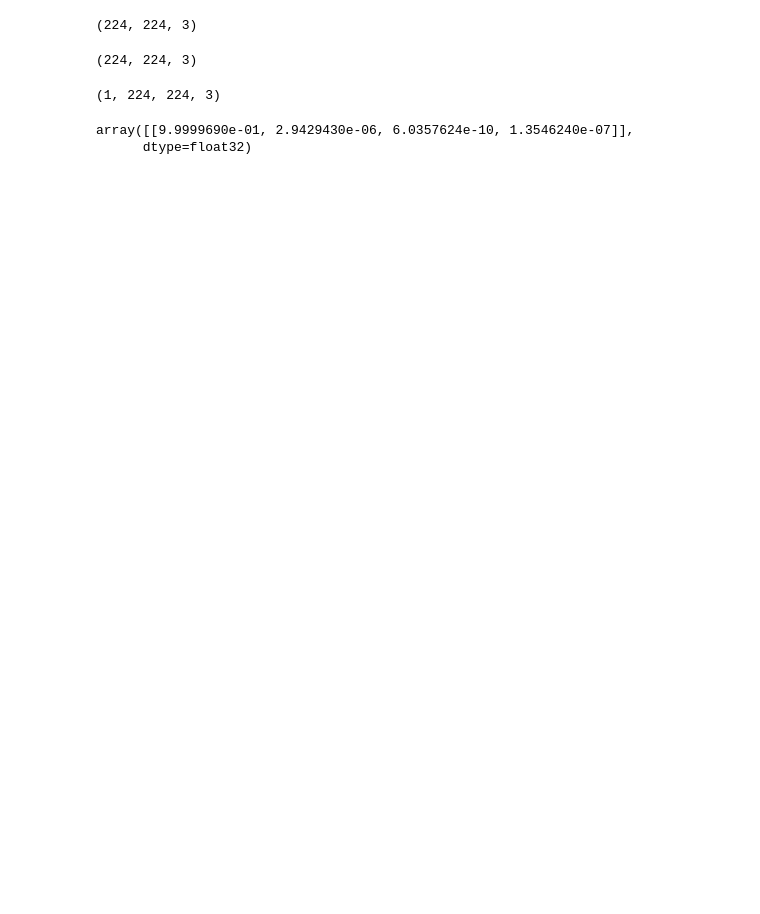
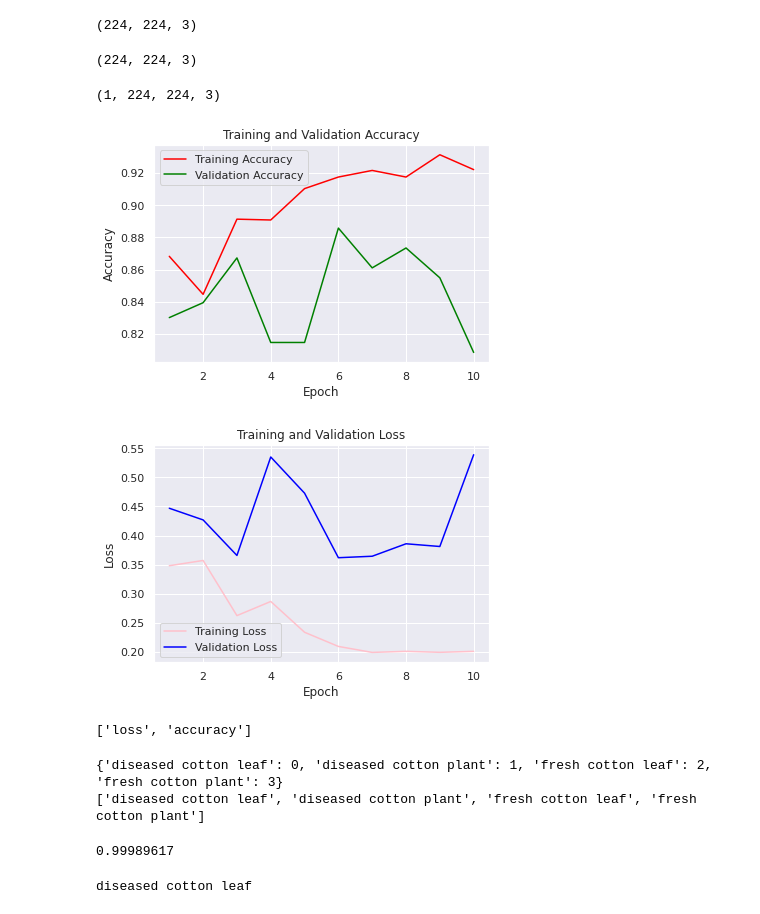
Before and after one commit to amitjha11/Cotton-Disease-Detection-Using-CNN, a Jupyter notebook: Cotton_Disease_Prediction_.ipynb, the cells around one changed output. Cells and saved outputs as stored; diff of their text form; code cells hidden in the pictures; blank space fills up the shorter version.

```diff
--- a/Cotton_Disease_Prediction_.ipynb
+++ b/Cotton_Disease_Prediction_.ipynb
@@ -162,7 +165,63 @@ x.shape
 # %% [output]
 (1, 224, 224, 3)
 # %%
-model.predict(x)
+prediction=model.predict(x)
-# %% [output]
-array([[9.9999690e-01, 2.9429430e-06, 6.0357624e-10, 1.3546240e-07]],
-      dtype=float32)
+# %%
+import matplotlib.pyplot as plt
+import seaborn as sns
+sns.set()
+# %%
+acc=history.history['accuracy']
+# %%
+val_acc = history.history['val_accuracy']
+# %%
+loss = history.history['loss']
+val_loss = history.history['val_loss']
+epochs = range(1, len(loss) + 1)
+# %%
+#accuracy plot
+plt.plot(epochs, acc, color='red', label='Training Accuracy')
+plt.plot(epochs, val_acc, color='green', label='Validation Accuracy')
+plt.title('Training and Validation Accuracy')
+plt.ylabel('Accuracy')
+plt.xlabel('Epoch')
+plt.legend()
+
+plt.figure()
+#loss plot
+plt.plot(epochs, loss, color='pink', label='Training Loss')
+plt.plot(epochs, val_loss, color='blue', label='Validation Loss')
+plt.title('Training and Validation Loss')
+plt.xlabel('Epoch')
+plt.ylabel('Loss')
+plt.legend()
+
+plt.show()
+# %% [output]
+[figure, added]
+[figure, added]
+# %%
+model.metrics_names
+# %% [output]
+['loss', 'accuracy']
+# %%
+class_dict=training_set.class_indices
+print(class_dict)
+li=list(class_dict.keys())
+print(li)
+# %% [output]
+{'diseased cotton leaf': 0, 'diseased cotton plant': 1, 'fresh cotton leaf': 2, 'fresh cotton plant': 3}
+['diseased cotton leaf', 'diseased cotton plant', 'fresh cotton leaf', 'fresh cotton plant']
+# %%
+d=prediction.flatten()
+j=d.max()
+print(j)
+# %% [output]
+0.99989617
+# %%
+for index,item in enumerate(d):
+    if item == j:
+        class_name = li[index]
+print(class_name)
+# %% [output]
+diseased cotton leaf
```
Also changed, not shown: parts of 5 cells of this notebook.
